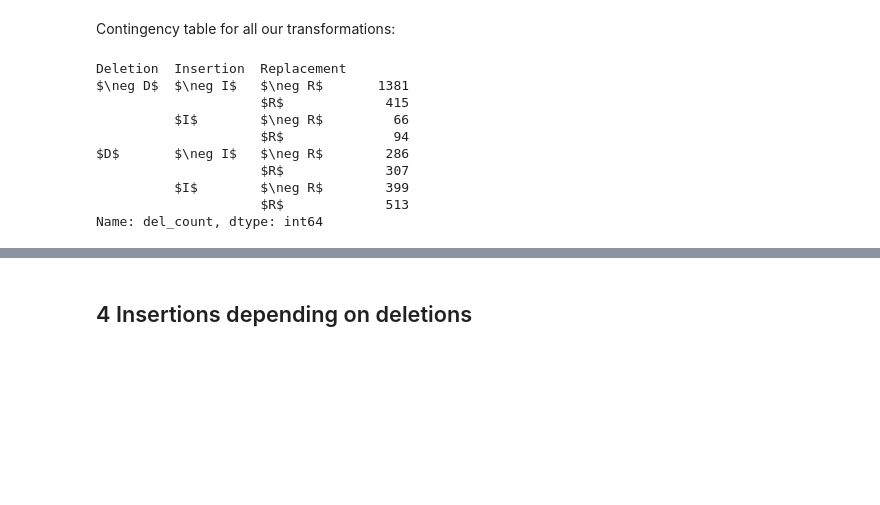
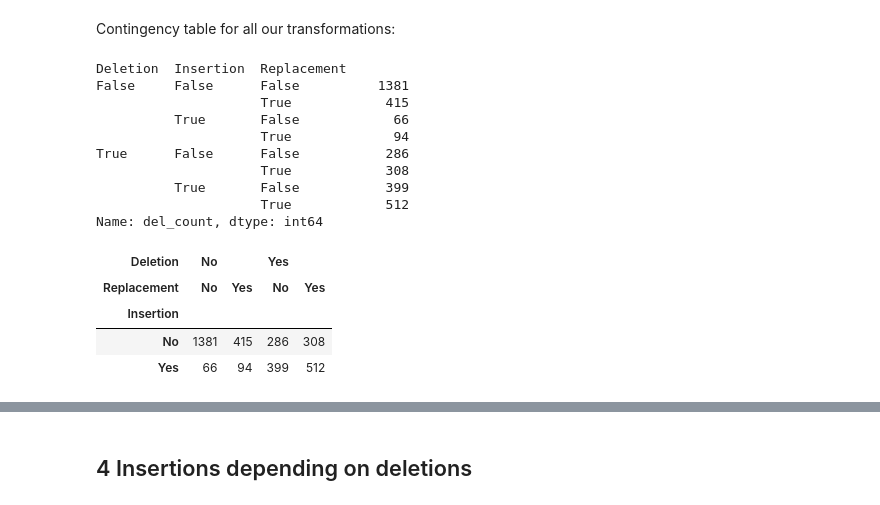
Before and after one commit to interpretation-experiment/analysis, a Jupyter notebook: notebooks/exp_3/model_exploration.ipynb, the cells around one changed output, grey strips where cells are left out. Cells and saved outputs as stored; diff of their text form; code cells hidden in the pictures; blank space fills up the shorter version.

```diff
--- a/notebooks/exp_3/model_exploration.ipynb
+++ b/notebooks/exp_3/model_exploration.ipynb
@@ -224,0 +320,16 @@ def plot_int_dist(x, scale=None, ax=None,
+# %%
+for tree in ProgressBar(max_value=Tree.objects.experiment.count())(Tree.objects.experiment):
+    for head in tree.root.children.kept:
+        for parent, child in pairwise(branch_sentences(head, with_root=True, with_leaf=True)):
+            ins_ids, del_ids, rpl_pairs, stb_pairs = consensus_chunk_indices_with_children(parent, child)
+            ins_ids2, del_ids2, rpl_pairs2, stb_pairs2 = consensus_chunk_indices_with_children(child, parent)
+            np.testing.assert_equal(ins_ids, del_ids2, (parent.id, child.id))
+            np.testing.assert_equal(del_ids, ins_ids2, (parent.id, child.id))
+            np.testing.assert_equal(rpl_pairs,
+                                    np.array(sorted([[p[1], p[0]]
+                                                     for p in rpl_pairs2])),
+                                    (parent.id, child.id))
+            np.testing.assert_equal(stb_pairs,
+                                    np.array(sorted([[p[1], p[0]]
+                                                     for p in stb_pairs2])),
+                                    (parent.id, child.id))
@@ -342,20 +420,23 @@ contingencies_delinsrpl = data['del_count']\
     .groupby([(data.del_count > 0), (data.ins_count > 0), (data.rpl_count > 0)])\
     .count()\
     .rename_axis(['Deletion', 'Insertion', 'Replacement'])
-
-for lvl, name in enumerate(['D', 'I', 'R']):
-    contingencies_delinsrpl.rename(level=lvl,
-                                   index=lambda l: '$' + ('' if l else '\\neg ') + name + '$',
-                                   inplace=True)
 contingencies_delinsrpl
 # %% [output]
 Deletion  Insertion  Replacement
-$\neg D$  $\neg I$   $\neg R$       1381
-                     $R$             415
-          $I$        $\neg R$         66
-                     $R$              94
-$D$       $\neg I$   $\neg R$        286
-                     $R$             307
-          $I$        $\neg R$        399
-                     $R$             513
+False     False      False          1381
+                     True            415
+          True       False            66
+                     True             94
+True      False      False           286
+                     True            308
+          True       False           399
+                     True            512
 Name: del_count, dtype: int64
+# %%
+contingencies_delinsrpl.rename(index=lambda l: 'Yes' if l else 'No').unstack([0, 2])
+# %% [output]
+| Deletion | No |  | Yes |  |
+| Replacement | No | Yes | No | Yes |
+| Insertion |  |  |  |  |
+| No | 1381 | 415 | 286 | 308 |
+| Yes | 66 | 94 | 399 | 512 |
```
Also changed, not shown: parts of 38 cells of this notebook, 10 other files.
